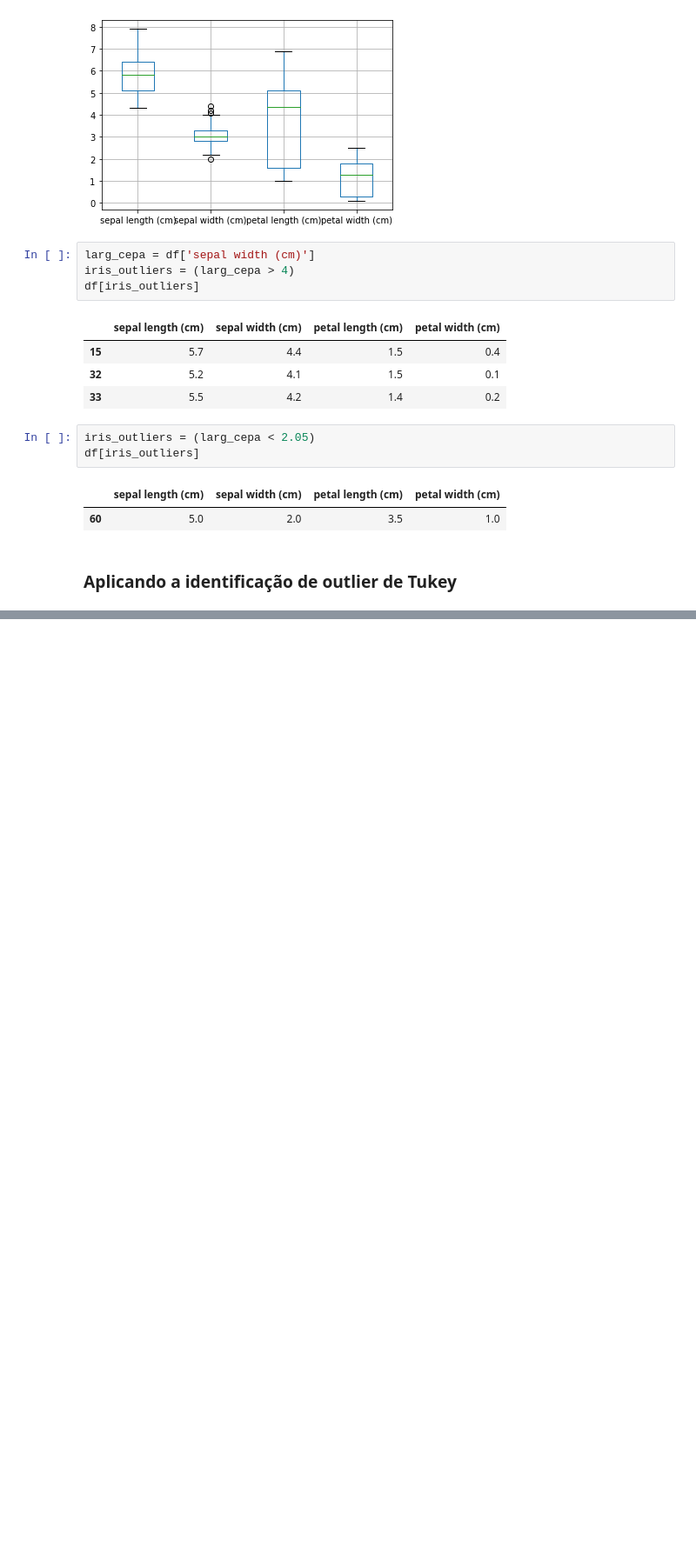
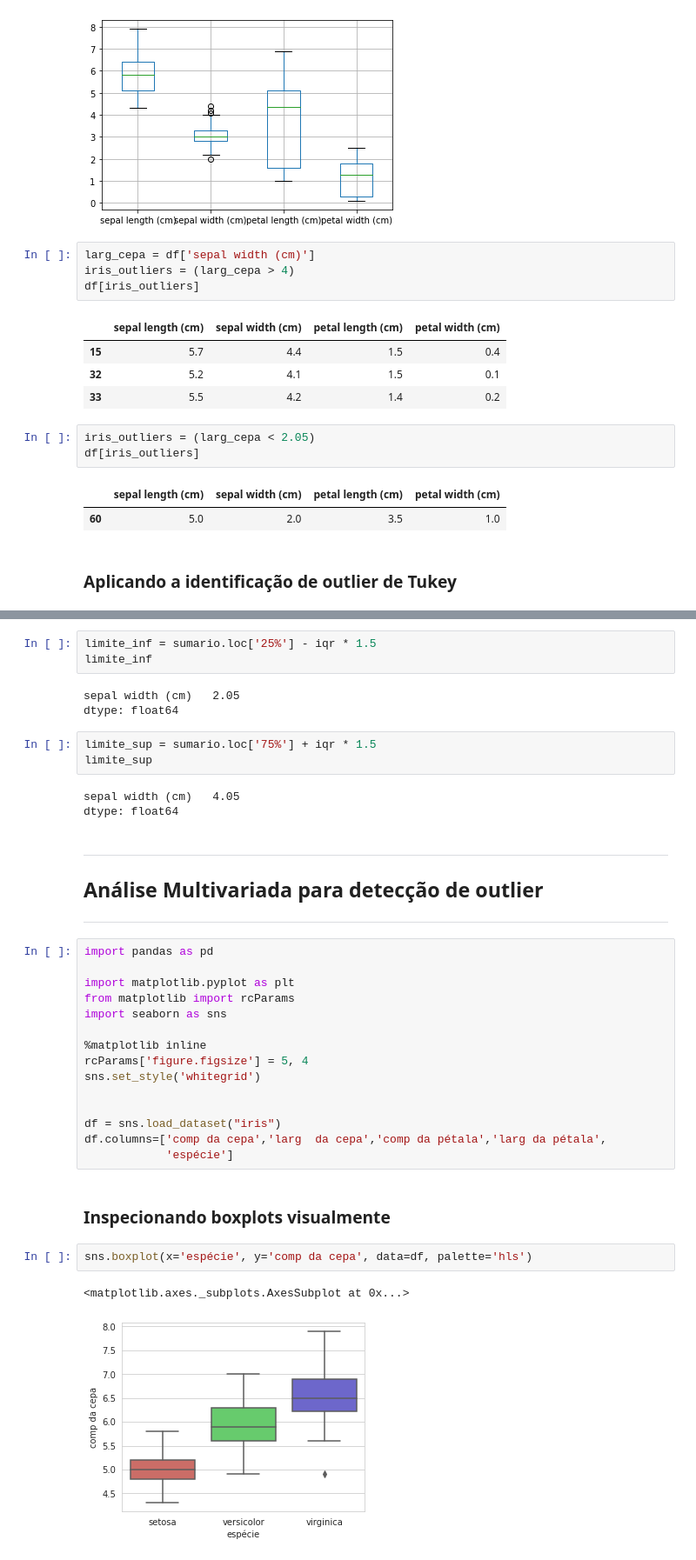
Before and after one commit to joaocbjr/Learn_DataScience, a Jupyter notebook: Cap_5_Análise_de_outliers.ipynb, the cells around one changed output, grey strips where cells are left out. Shown at 87% size. Saved outputs shown, nothing was run; the diff lists cells and outputs as text; blank space fills up the shorter version.

```diff
--- a/Cap_5_Análise_de_outliers.ipynb
+++ b/Cap_5_Análise_de_outliers.ipynb
@@ -45,0 +73,38 @@ df[iris_outliers]
+# %%
+limite_inf = sumario.loc['25%'] - iqr * 1.5
+limite_inf
+# %% [output]
+sepal width (cm)   2.05
+dtype: float64
+# %%
+limite_sup = sumario.loc['75%'] + iqr * 1.5
+limite_sup
+# %% [output]
+sepal width (cm)   4.05
+dtype: float64
+# %% [markdown]
+___
+## Análise Multivariada para detecção de outlier
+___
+# %%
+import pandas as pd
+
+import matplotlib.pyplot as plt
+from matplotlib import rcParams
+import seaborn as sns
+
+%matplotlib inline
+rcParams['figure.figsize'] = 5, 4
+sns.set_style('whitegrid')
+
+
+df = sns.load_dataset("iris")
+df.columns=['comp da cepa','larg  da cepa','comp da pétala','larg da pétala',
+            'espécie']
+# %% [markdown]
+### Inspecionando boxplots visualmente
+# %%
+sns.boxplot(x='espécie', y='comp da cepa', data=df, palette='hls')
+# %% [output]
+<matplotlib.axes._subplots.AxesSubplot at 0x...>
+[figure, added]
```
Also changed, not shown: parts of 13 cells of this notebook.
